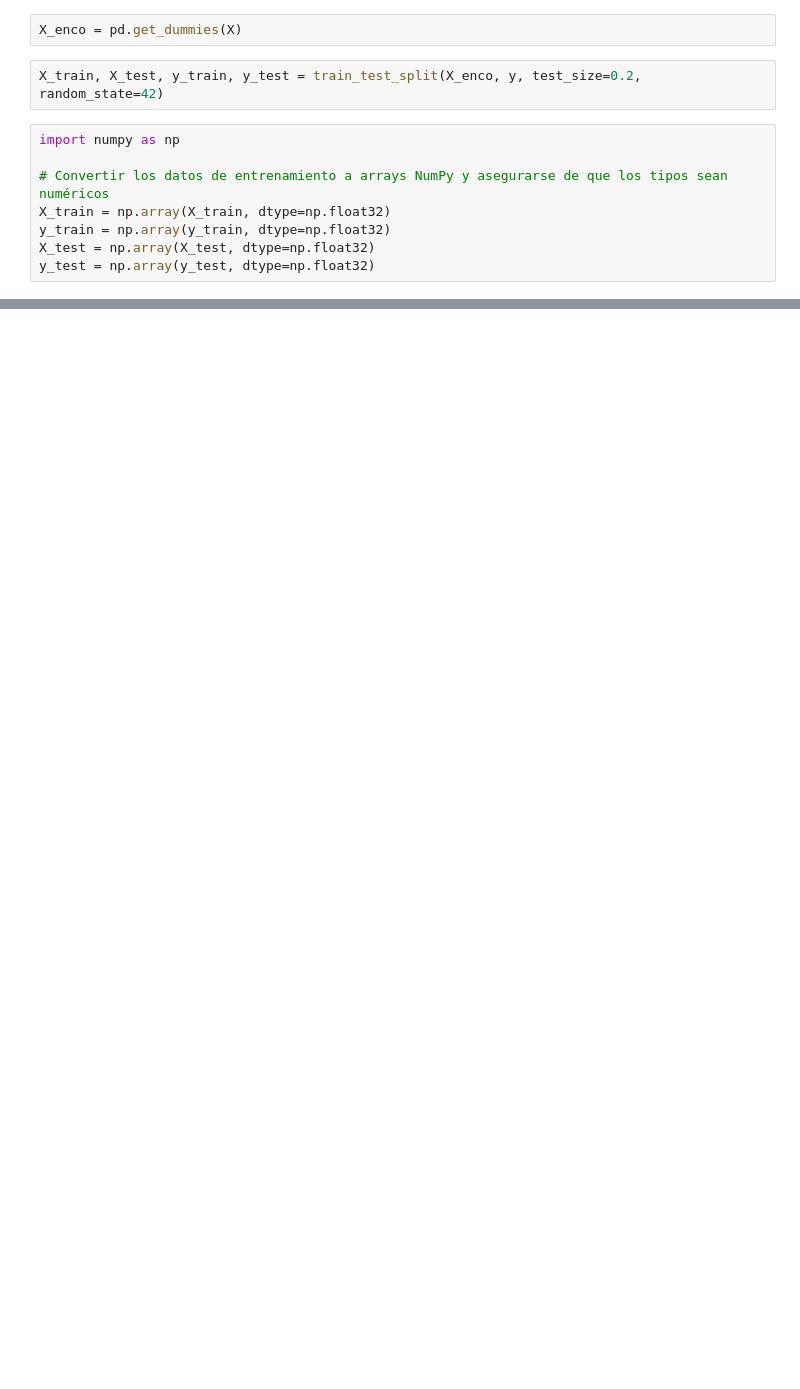
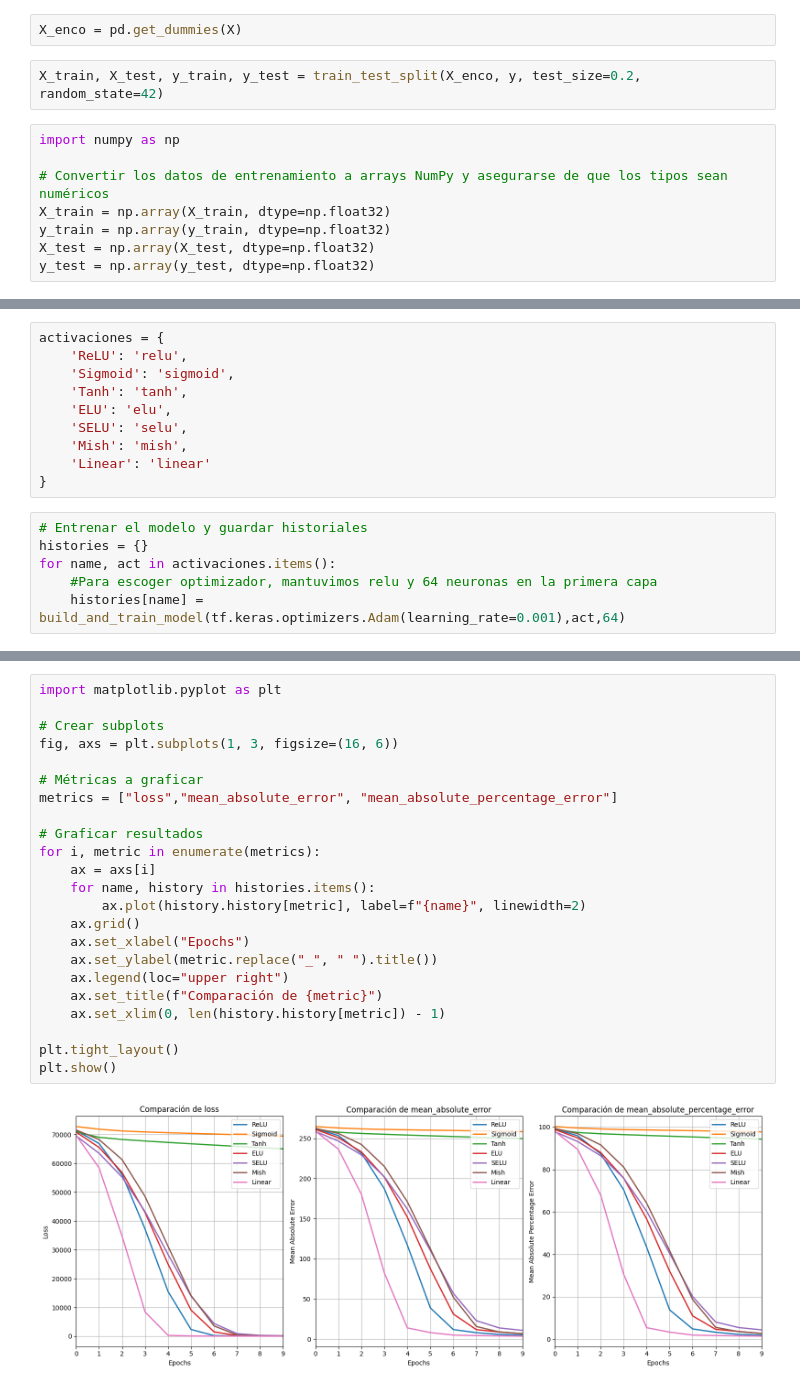
Before and after one commit to spulidod/Proyecto3_acdt, a Jupyter notebook: Modelo_Regresion.ipynb, the cells around one changed output, grey strips where cells are left out. Cells and saved outputs as stored; diff of their text form; blank space fills up the shorter version.

Commit message:
Avances modelo de regresión

```diff
--- a/Modelo_Regresion.ipynb
+++ b/Modelo_Regresion.ipynb
@@ -77,0 +212,16 @@ y_test = np.array(y_test, dtype=np.float32)
+# %%
+activaciones = {
+    'ReLU': 'relu',
+    'Sigmoid': 'sigmoid',
+    'Tanh': 'tanh',
+    'ELU': 'elu',
+    'SELU': 'selu',
+    'Mish': 'mish',
+    'Linear': 'linear'
+}
+# %%
+# Entrenar el modelo y guardar historiales
+histories = {}
+for name, act in activaciones.items():
+    #Para escoger optimizador, mantuvimos relu y 64 neuronas en la primera capa
+    histories[name] = build_and_train_model(tf.keras.optimizers.Adam(learning_rate=0.001),act,64)
@@ -77,0 +232,25 @@ y_test = np.array(y_test, dtype=np.float32)
+# %%
+import matplotlib.pyplot as plt
+
+# Crear subplots
+fig, axs = plt.subplots(1, 3, figsize=(16, 6))
+
+# Métricas a graficar
+metrics = ["loss","mean_absolute_error", "mean_absolute_percentage_error"]
+
+# Graficar resultados
+for i, metric in enumerate(metrics):
+    ax = axs[i]
+    for name, history in histories.items():
+        ax.plot(history.history[metric], label=f"{name}", linewidth=2)
+    ax.grid()
+    ax.set_xlabel("Epochs")
+    ax.set_ylabel(metric.replace("_", " ").title())
+    ax.legend(loc="upper right")
+    ax.set_title(f"Comparación de {metric}")
+    ax.set_xlim(0, len(history.history[metric]) - 1)
+
+plt.tight_layout()
+plt.show()
+# %% [output]
+[figure, added]
```
Also changed, not shown: parts of 22 cells of this notebook.
